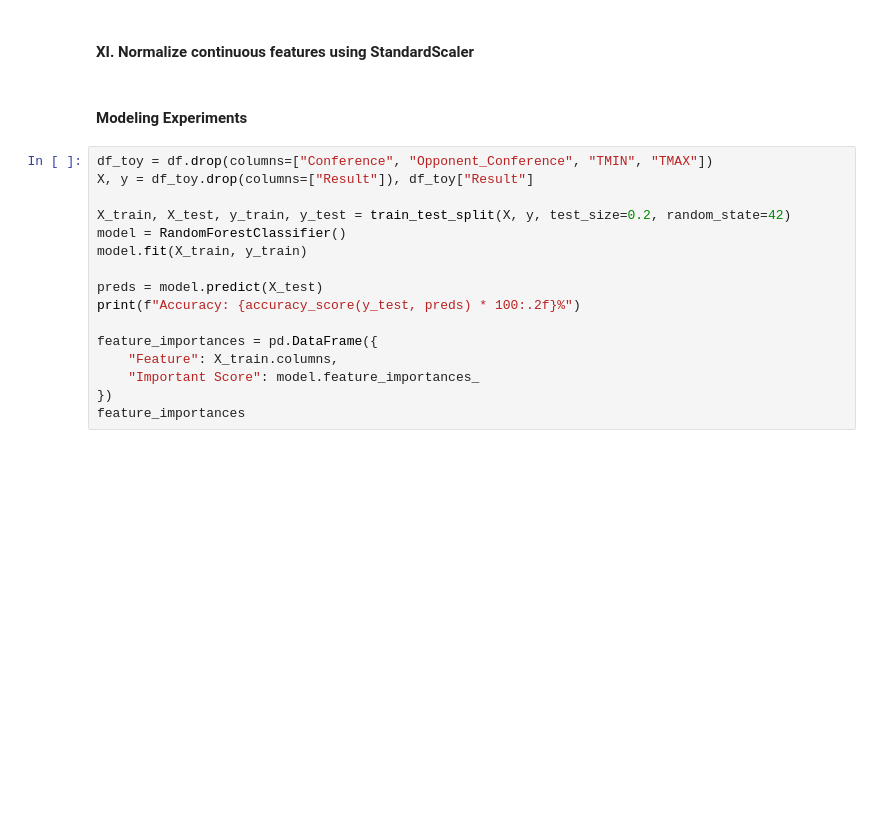
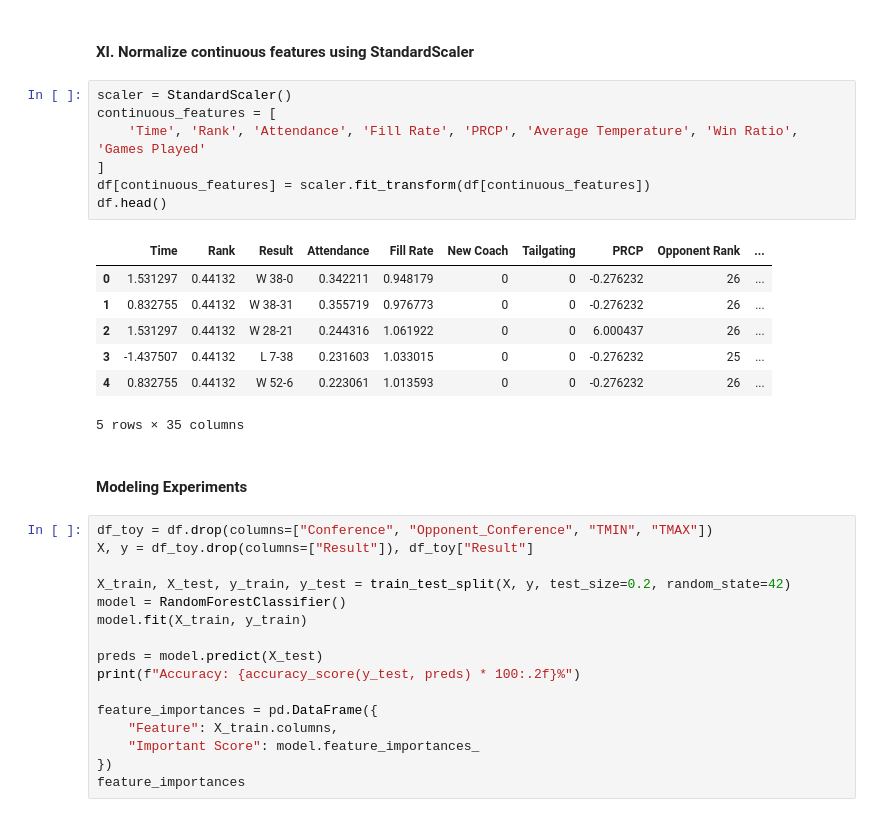
Before and after one commit to lancezhang04/CFBWinPrediction, a Jupyter notebook: main.ipynb, the cells around one changed output. Cells and saved outputs as stored; diff of their text form; blank space fills up the shorter version.

Commit message:
standardscaler

```diff
--- a/main.ipynb
+++ b/main.ipynb
@@ -330,5 +330,20 @@ df.head()
 # %% [markdown]
 #### XI. Normalize continuous features using StandardScaler
+# %%
+scaler = StandardScaler()
+continuous_features = [
+    'Time', 'Rank', 'Attendance', 'Fill Rate', 'PRCP', 'Average Temperature', 'Win Ratio', 'Games Played'
+]
+df[continuous_features] = scaler.fit_transform(df[continuous_features])
+df.head()
+# %% [output]
+|  | Time | Rank | Result | Attendance | Fill Rate | New Coach | Tailgating | PRCP | Opponent Rank | ... |
+| 0 | 1.531297 | 0.44132 | W 38-0 | 0.342211 | 0.948179 | 0 | 0 | -0.276232 | 26 | ... |
+| 1 | 0.832755 | 0.44132 | W 38-31 | 0.355719 | 0.976773 | 0 | 0 | -0.276232 | 26 | ... |
+| 2 | 1.531297 | 0.44132 | W 28-21 | 0.244316 | 1.061922 | 0 | 0 | 6.000437 | 26 | ... |
+| 3 | -1.437507 | 0.44132 | L 7-38 | 0.231603 | 1.033015 | 0 | 0 | -0.276232 | 25 | ... |
+| 4 | 0.832755 | 0.44132 | W 52-6 | 0.223061 | 1.013593 | 0 | 0 | -0.276232 | 26 | ... |
+5 rows × 35 columns
 # %% [markdown]
 #### Modeling Experiments
 # %%
```
Also changed, not shown: parts of 2 cells of this notebook.
